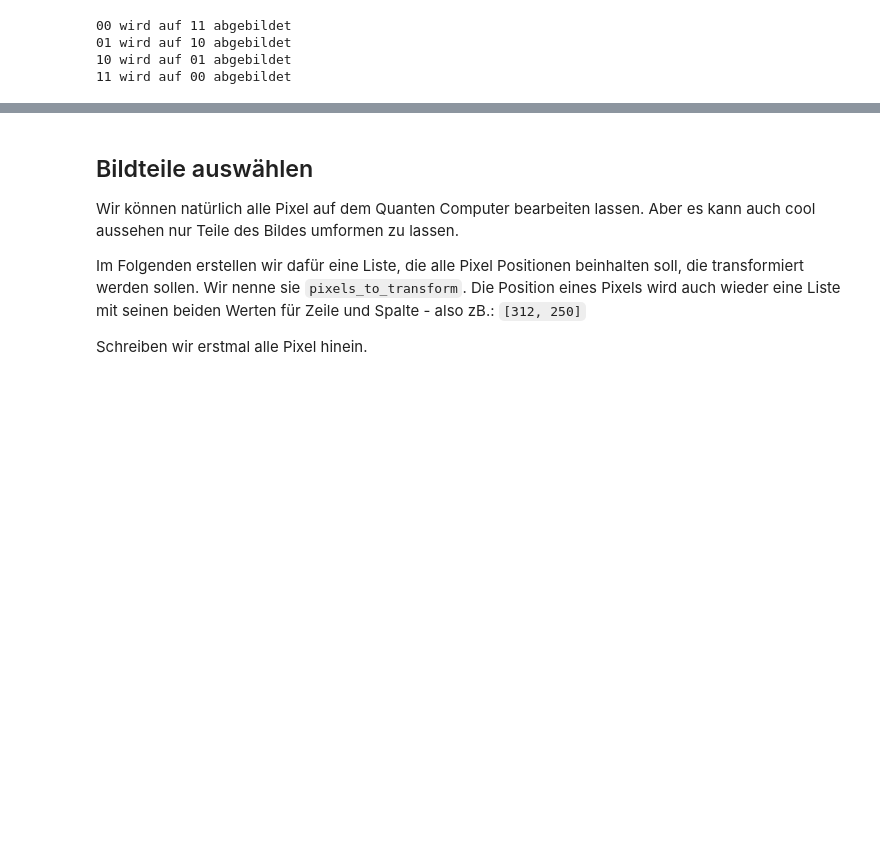
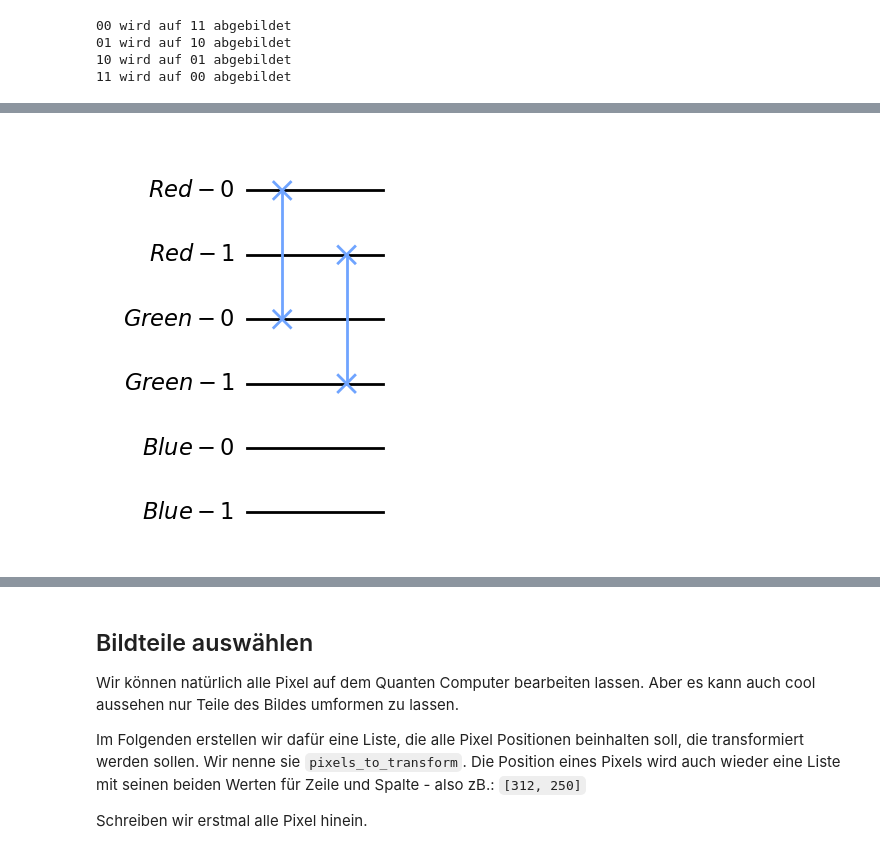
Before and after one commit to eileen-kuehn/intro_qc4images, a Jupyter notebook: worksheets/QolorQoding.ipynb, the cells around one changed output, grey strips where cells are left out. Saved outputs shown, nothing was run; the diff lists cells and outputs as text; code cells hidden in the pictures; blank space fills up the shorter version.

```diff
--- a/worksheets/QolorQoding.ipynb
+++ b/worksheets/QolorQoding.ipynb
@@ -156,0 +253,14 @@ print_mapping(mapping)
+# %%
+rgb_qubits = create_rgb_qubits(my_qubit_count())
+quantum_circuit_3d = QuantumCircuit(*rgb_qubits)
+
+# --- Ab hier dein Code ---
+
+quantum_circuit_3d.swap(0, 2)
+quantum_circuit_3d.swap(1, 3)
+
+# -------------------------
+
+quantum_circuit_3d.draw(output="mpl")
+# %% [output]
+[figure, added]
```
Also changed, not shown: parts of 47 cells of this notebook, 3 other files.
